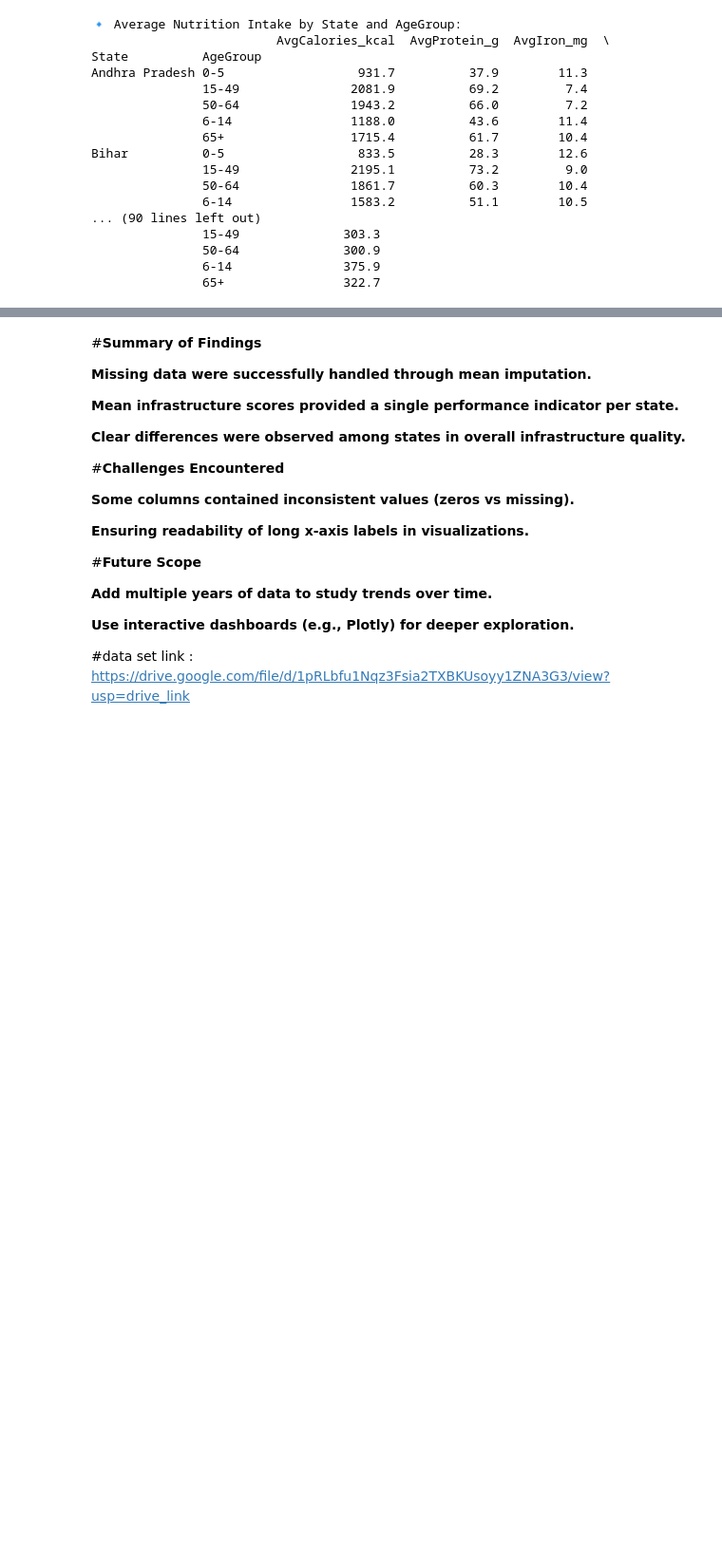
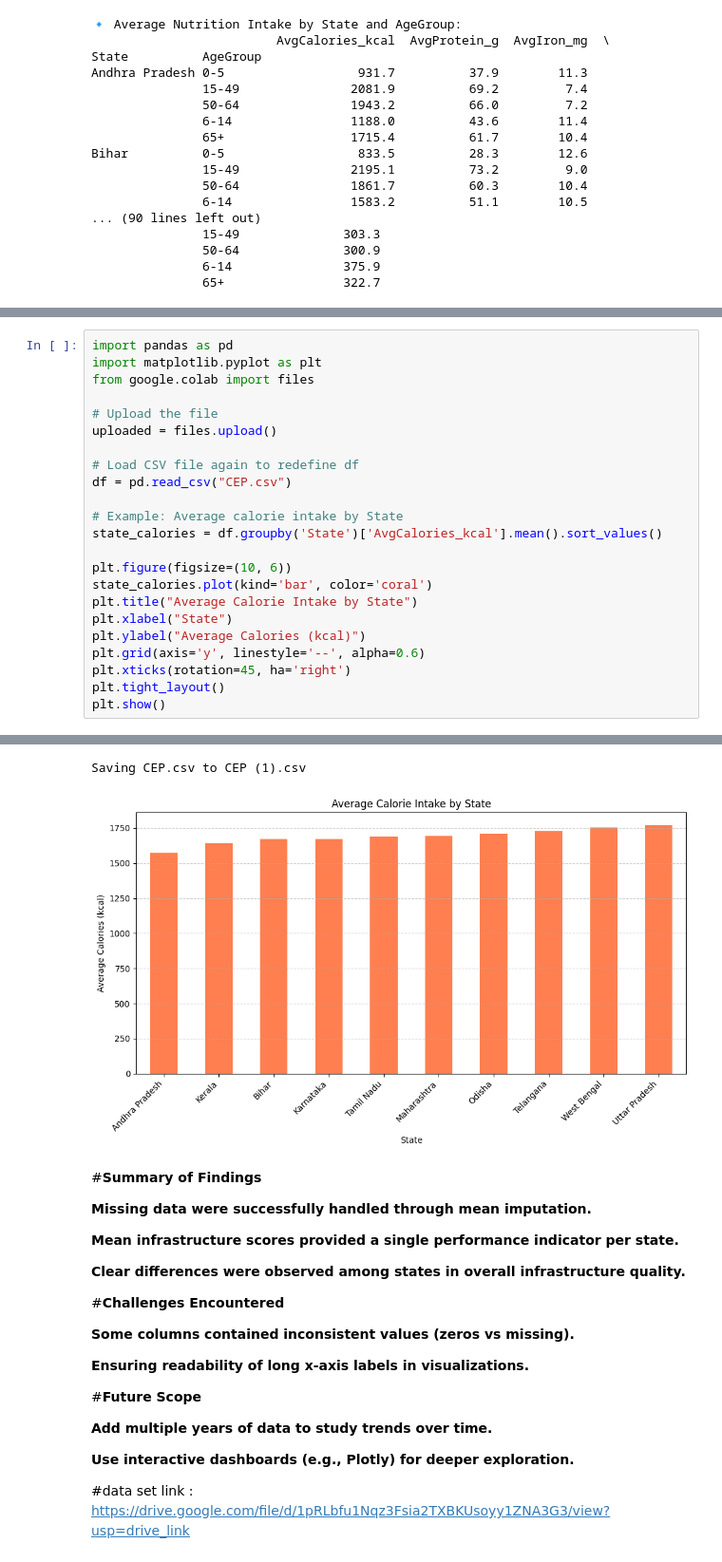
Before and after one commit to aaraadhyaVanama/Library-Management, a Jupyter notebook: 160124737029_CBIT_IT_1_EDAV_2025_CEP_42_Analyze_nutrition_intake_and_malnutrition_prevalence_across_states_and_age_groups_.ipynb, the cells around one changed output, grey strips where cells are left out. Shown: that part at 95% size. Saved outputs shown, nothing was run; the diff lists cells and outputs as text; blank space fills up the shorter version.

```diff
--- a/160124737029_CBIT_IT_1_EDAV_2025_CEP_42_Analyze_nutrition_intake_and_malnutrition_prevalence_across_states_and_age_groups_.ipynb
+++ b/160124737029_CBIT_IT_1_EDAV_2025_CEP_42_Analyze_nutrition_intake_and_malnutrition_prevalence_across_states_and_age_groups_.ipynb
@@ -225,0 +234,24 @@ Bihar          0-5                  833.5          28.3        12.6
+# %%
+import pandas as pd
+import matplotlib.pyplot as plt
+from google.colab import files
+
+# Upload the file
+uploaded = files.upload()
+
+# Load CSV file again to redefine df
+df = pd.read_csv("CEP.csv")
+
+# Example: Average calorie intake by State
+state_calories = df.groupby('State')['AvgCalories_kcal'].mean().sort_values()
+
+plt.figure(figsize=(10, 6))
+state_calories.plot(kind='bar', color='coral')
+plt.title("Average Calorie Intake by State")
+plt.xlabel("State")
+plt.ylabel("Average Calories (kcal)")
+plt.grid(axis='y', linestyle='--', alpha=0.6)
+plt.xticks(rotation=45, ha='right')
+plt.tight_layout()
+plt.show()
+# %% [output]
@@ -226,3 +259,5 @@ Bihar          0-5                  833.5          28.3        12.6
+Saving CEP.csv to CEP (1).csv
+[figure, added]
 # %% [markdown]
 #**Summary of Findings**
 
```
Also changed, not shown: parts of 2 cells of this notebook.
